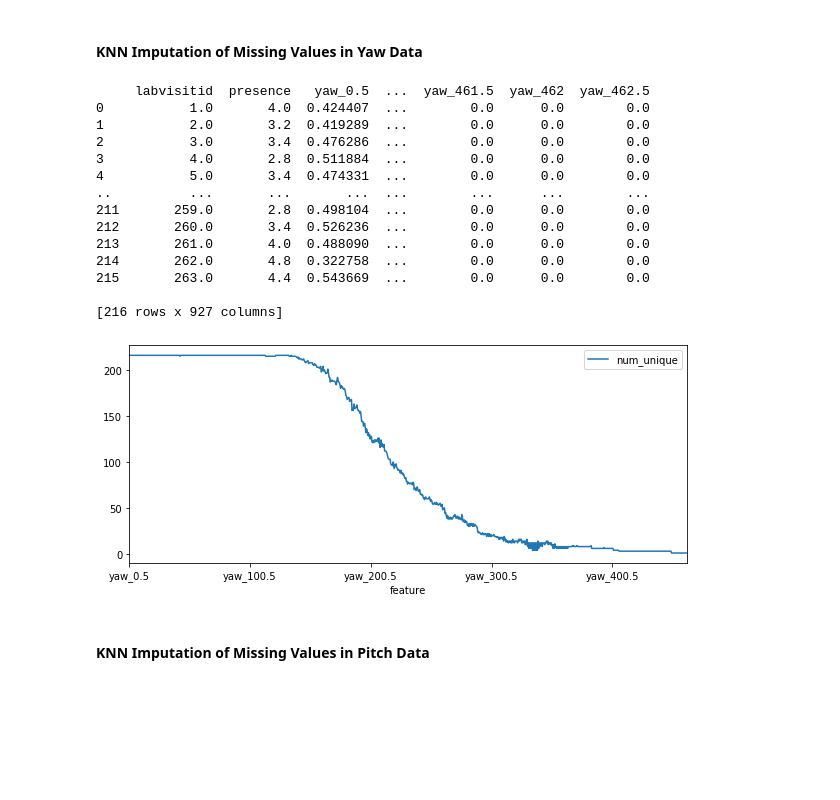
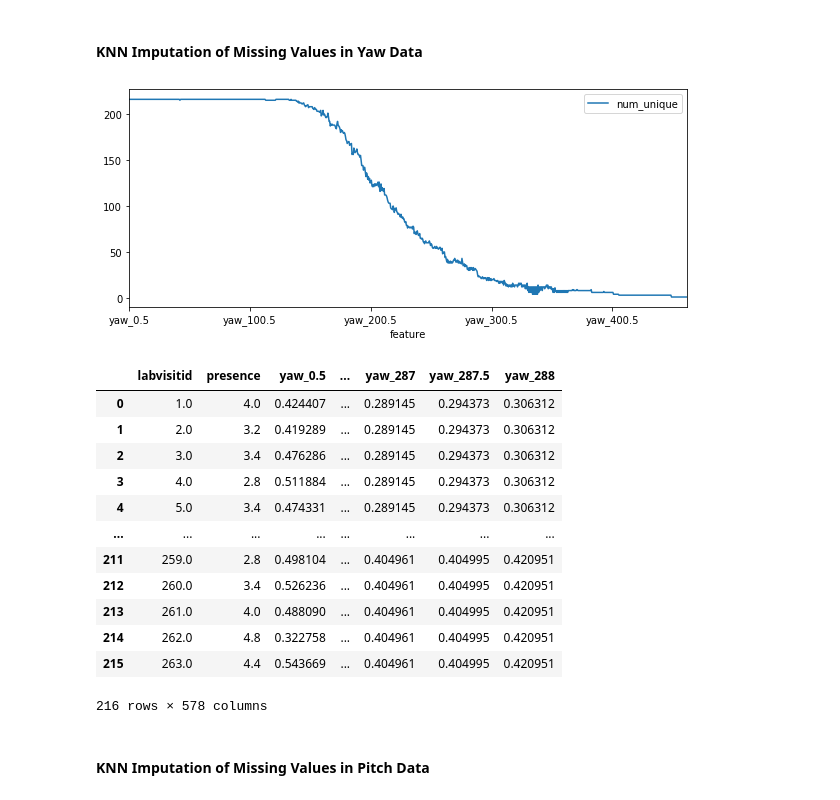
Before and after one commit to adolwick/BIOF509-Project, a Jupyter notebook: 1_KNN_imputation.ipynb, the cells around one changed output. Cells and saved outputs as stored; diff of their text form; code cells hidden in the pictures; blank space fills up the shorter version.

```diff
--- a/1_KNN_imputation.ipynb
+++ b/1_KNN_imputation.ipynb
@@ -49,27 +49,27 @@ yaw = KNN_impute("Data_Yaw.csv", IDs = ['labvisitid', 'presence'])
 yaw.scale(MinMaxScaler(), "yaw_scaled.csv")
 yaw.impute(KNNImputer(n_neighbors=3))
 yaw_all = pd.DataFrame(yaw.output_df)
-print(yaw_all)
 yaw.unique_viz("yaw_unique.csv", figsize=(10,4))
 yawline = yaw.cutpoint_plot
 # %% [output]
-     labvisitid  presence   yaw_0.5  ...  yaw_461.5  yaw_462  yaw_462.5
-0           1.0       4.0  0.424407  ...        0.0      0.0        0.0
-1           2.0       3.2  0.419289  ...        0.0      0.0        0.0
-2           3.0       3.4  0.476286  ...        0.0      0.0        0.0
-3           4.0       2.8  0.511884  ...        0.0      0.0        0.0
-4           5.0       3.4  0.474331  ...        0.0      0.0        0.0
-..          ...       ...       ...  ...        ...      ...        ...
-211       259.0       2.8  0.498104  ...        0.0      0.0        0.0
-212       260.0       3.4  0.526236  ...        0.0      0.0        0.0
-213       261.0       4.0  0.488090  ...        0.0      0.0        0.0
-214       262.0       4.8  0.322758  ...        0.0      0.0        0.0
-215       263.0       4.4  0.543669  ...        0.0      0.0        0.0
-
-[216 rows x 927 columns]
 [figure]
 # %%
 yaw.filterCols(30, "yaw_imputed.csv")
+yaw.final_df
+# %% [output]
+|  | labvisitid | presence | yaw_0.5 | ... | yaw_287 | yaw_287.5 | yaw_288 |
+| 0 | 1.0 | 4.0 | 0.424407 | ... | 0.289145 | 0.294373 | 0.306312 |
+| 1 | 2.0 | 3.2 | 0.419289 | ... | 0.289145 | 0.294373 | 0.306312 |
+| 2 | 3.0 | 3.4 | 0.476286 | ... | 0.289145 | 0.294373 | 0.306312 |
+| 3 | 4.0 | 2.8 | 0.511884 | ... | 0.289145 | 0.294373 | 0.306312 |
+| 4 | 5.0 | 3.4 | 0.474331 | ... | 0.289145 | 0.294373 | 0.306312 |
+| ... | ... | ... | ... | ... | ... | ... | ... |
+| 211 | 259.0 | 2.8 | 0.498104 | ... | 0.404961 | 0.404995 | 0.420951 |
+| 212 | 260.0 | 3.4 | 0.526236 | ... | 0.404961 | 0.404995 | 0.420951 |
+| 213 | 261.0 | 4.0 | 0.488090 | ... | 0.404961 | 0.404995 | 0.420951 |
+| 214 | 262.0 | 4.8 | 0.322758 | ... | 0.404961 | 0.404995 | 0.420951 |
+| 215 | 263.0 | 4.4 | 0.543669 | ... | 0.404961 | 0.404995 | 0.420951 |
+216 rows × 578 columns
 # %% [markdown]
 #### KNN Imputation of Missing Values in Pitch Data
 # %%
```
Also changed, not shown: 2 other files.
